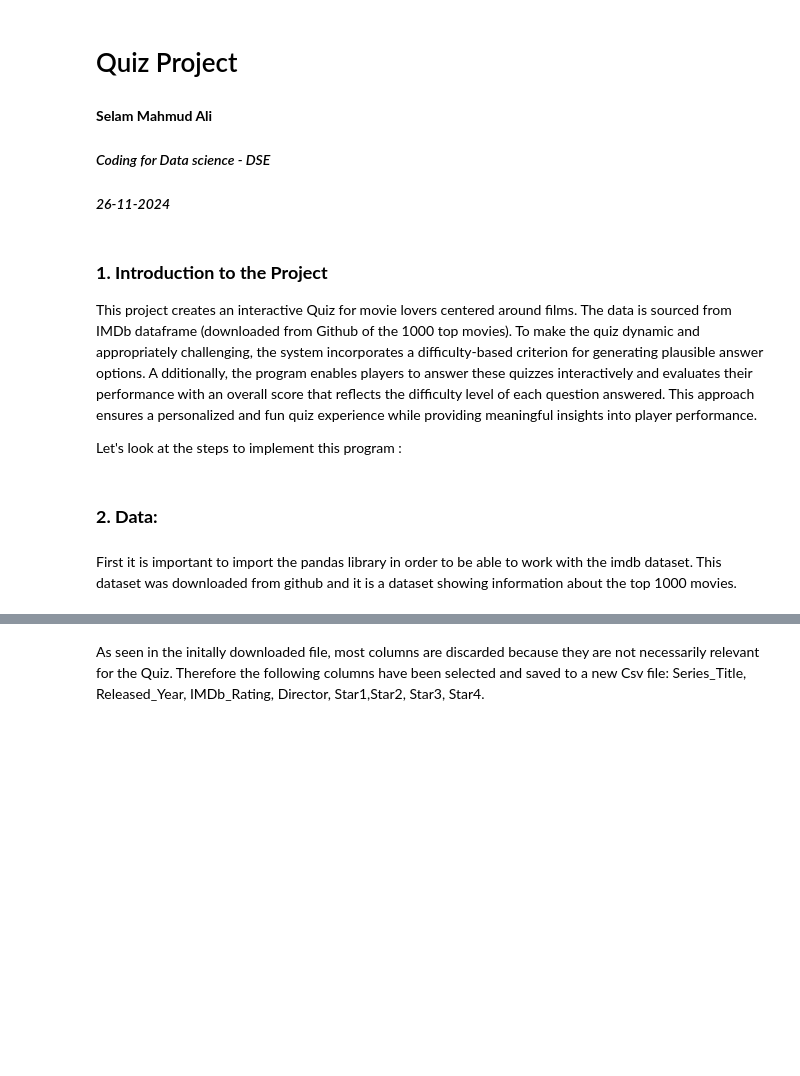
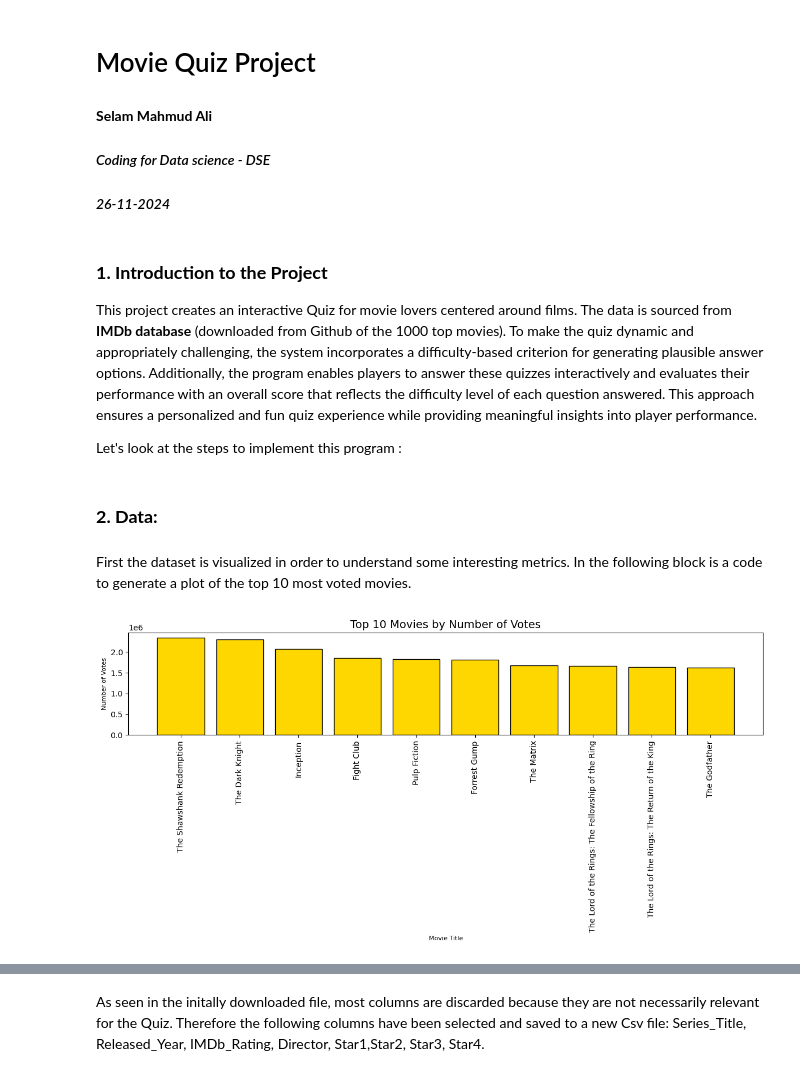
Before and after one commit to Selam-a11y/Project-Coding-for-data-science, a Jupyter notebook: Presentation Quiz .ipynb, the cells around one changed output, grey strips where cells are left out. Drawn from its saved outputs; the diff is of its cells as text; code cells hidden in the pictures; blank space fills up the shorter version.

```diff
--- a/Presentation Quiz .ipynb
+++ b/Presentation Quiz .ipynb
@@ -1,5 +1,5 @@
 # %% [markdown]
-# Quiz Project
+# Movie Quiz Project
 #### **Selam Mahmud Ali**
 #### *Coding for Data science - DSE*
 #### *26-11-2024*
@@ -7,15 +7,34 @@
 ### **1. Introduction to the Project**
 
 This project creates an interactive Quiz for movie lovers centered around films.
-The data is sourced from IMDb dataframe (downloaded from Github of the 1000 top movies).
-To make the quiz dynamic and appropriately challenging, the system incorporates a difficulty-based criterion for generating plausible answer options. A
-dditionally, the program enables players to answer these quizzes interactively and evaluates their performance with an overall score that reflects the difficulty level of each question answered.
+The data is sourced from **IMDb database** (downloaded from Github of the 1000 top movies).
+To make the quiz dynamic and appropriately challenging, the system incorporates a difficulty-based criterion for generating plausible answer options. Additionally, the program enables players to answer these quizzes interactively and evaluates their performance with an overall score that reflects the difficulty level of each question answered.
 This approach ensures a personalized and fun quiz experience while providing meaningful insights into player performance.
 
 Let's look at the steps to implement this program :
 # %% [markdown]
 ### **2. Data:**
 # %% [markdown]
-First it is important to import the pandas library in order to be able to work with the imdb dataset.  This dataset was downloaded from github and it is a dataset showing information about the top 1000 movies.
+First the dataset is visualized in order to understand some interesting metrics.
+In the following block is a code to generate a plot of the top 10 most voted movies.
 # %%
+
 import pandas as pd
+import matplotlib.pyplot as plt
+
+# Read in the movies data first
+df = pd.read_csv("/Users/selammahmudali/Desktop/Project-Coding-for-data-science/imdb_top_1000.csv.xls")
+
+
+top_voted_movies = df.nlargest(10, 'No_of_Votes')
+
+plt.figure(figsize=(12, 6))
+plt.bar(top_voted_movies['Series_Title'], top_voted_movies['No_of_Votes'], color='gold', edgecolor='black')
+plt.title('Top 10 Movies by Number of Votes', fontsize=14)
+plt.xlabel('Movie Title', fontsize=8)
+plt.ylabel('Number of Votes', fontsize=8)
+plt.xticks(rotation=90)
+plt.tight_layout()
+plt.show()
+# %% [output]
+[figure, added]
```
Also changed, not shown: parts of 14 cells of this notebook, 4 other files.
